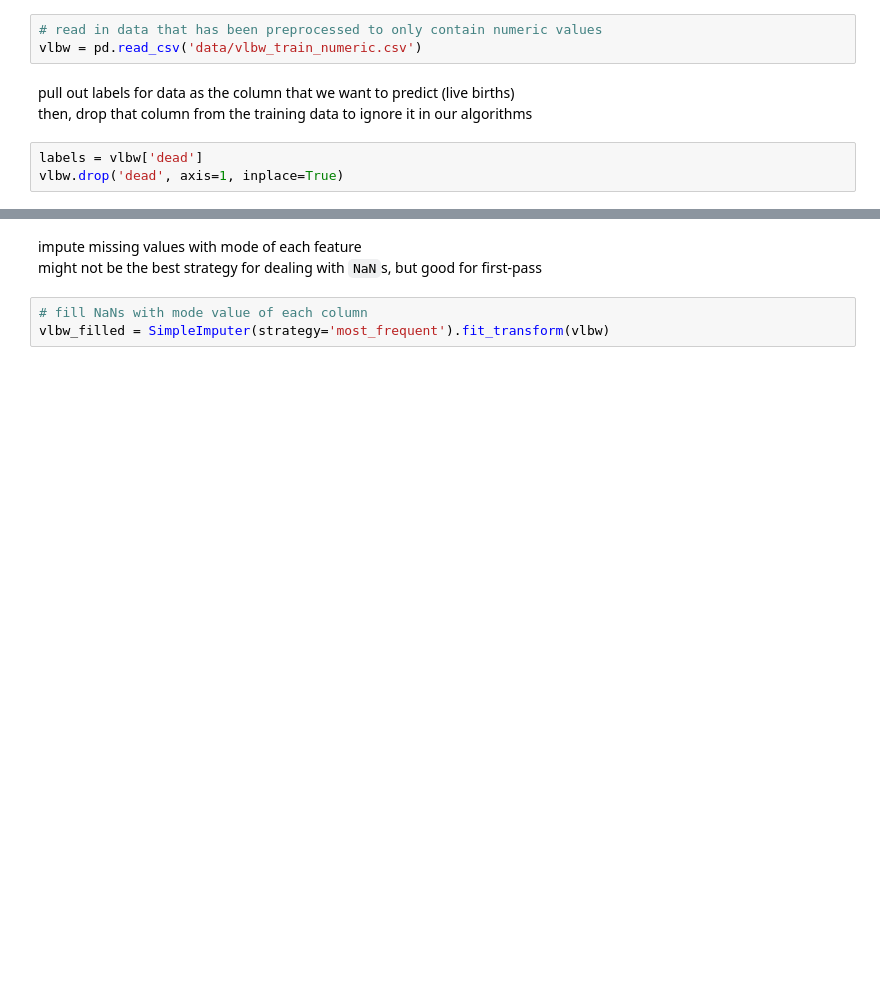
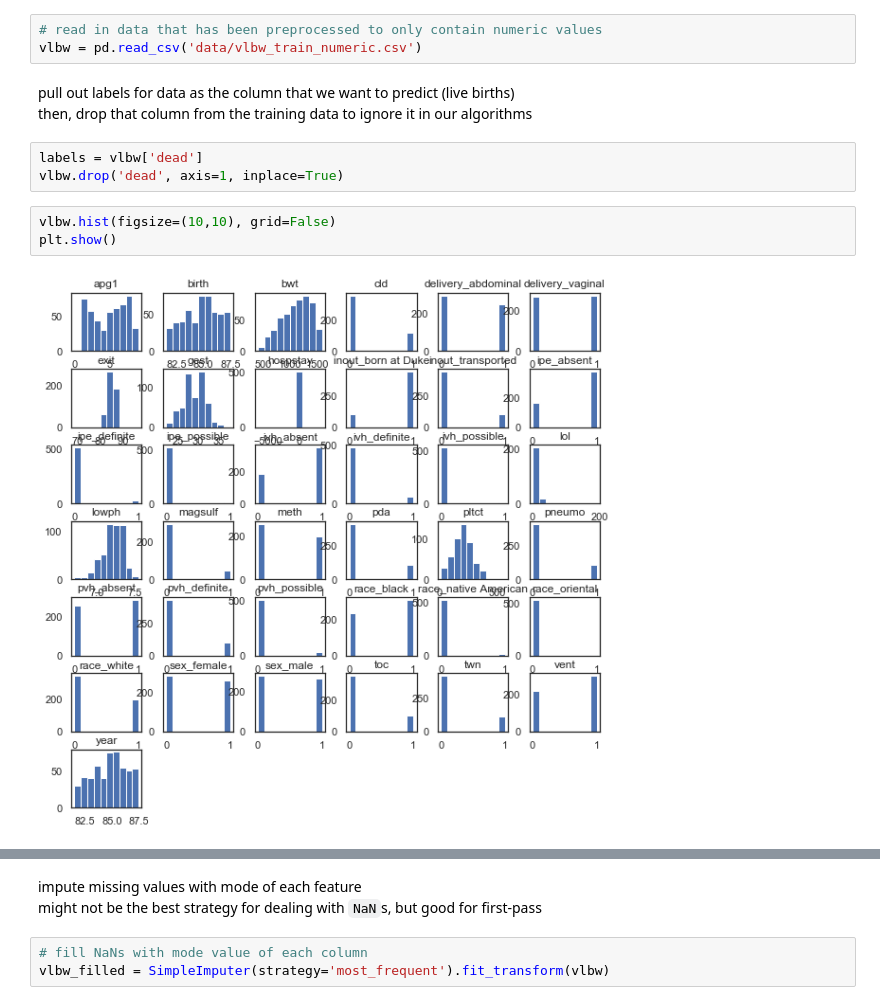
Before and after one commit to codyheiser/canb-ML, a Jupyter notebook: supervised_alg_testing.ipynb, the cells around one changed output, grey strips where cells are left out. Drawn from its saved outputs; the diff is of its cells as text; blank space fills up the shorter version.

```diff
--- a/supervised_alg_testing.ipynb
+++ b/supervised_alg_testing.ipynb
@@ -27,3 +29,8 @@ then, drop that column from the training data to ignore it in our algorithms
 # %%
 labels = vlbw['dead']
 vlbw.drop('dead', axis=1, inplace=True)
+# %%
+vlbw.hist(figsize=(10,10), grid=False)
+plt.show()
+# %% [output]
+[figure, added]
```
Also changed, not shown: parts of 13 cells of this notebook, 8 other files.
